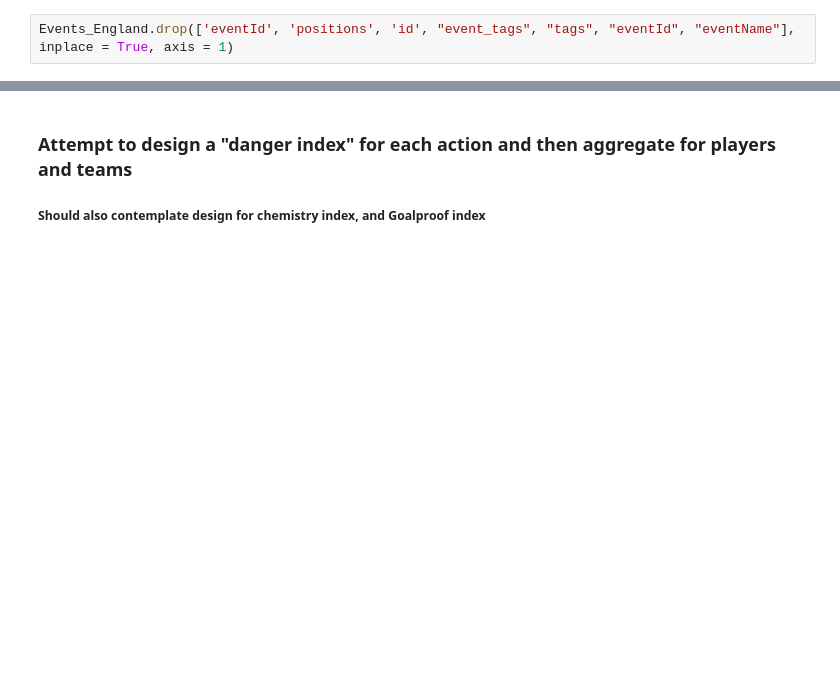
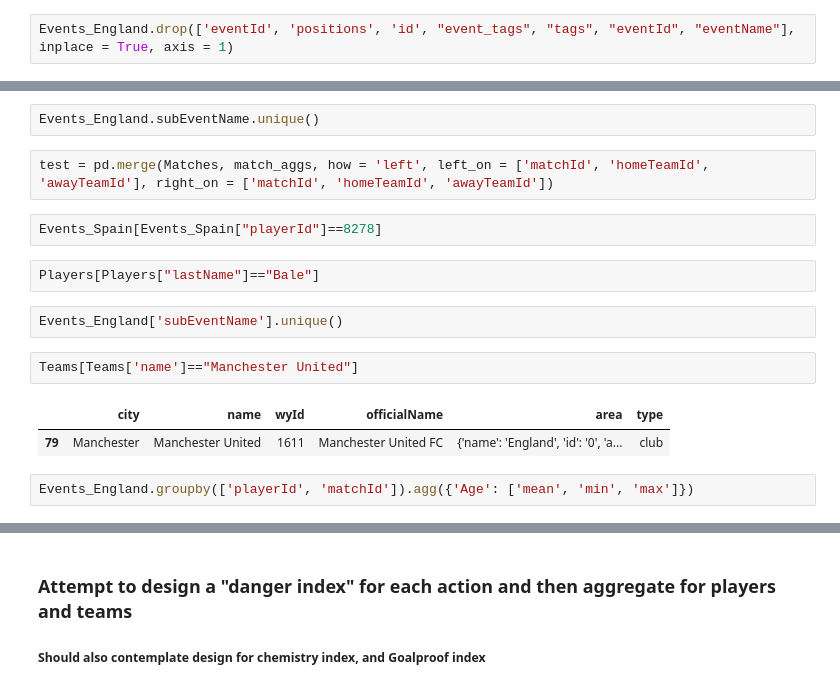
Before and after one commit to bjornmakins/soccer1, a Jupyter notebook: Data_Analysis.ipynb, the cells around one changed output, grey strips where cells are left out. Drawn from its saved outputs; the diff is of its cells as text; blank space fills up the shorter version.

```diff
--- a/Data_Analysis.ipynb
+++ b/Data_Analysis.ipynb
@@ -685,0 +749,17 @@ SyntaxError: unexpected EOF while parsing (<ipython-input-67-04dafd13537d>, line
+# %%
+Events_England.subEventName.unique()
+# %%
+test = pd.merge(Matches, match_aggs, how = 'left', left_on = ['matchId', 'homeTeamId', 'awayTeamId'], right_on = ['matchId', 'homeTeamId', 'awayTeamId'])
+# %%
+Events_Spain[Events_Spain["playerId"]==8278]
+# %%
+Players[Players["lastName"]=="Bale"]
+# %%
+Events_England['subEventName'].unique()
+# %%
+Teams[Teams['name']=="Manchester United"]
+# %% [output]
+|  | city | name | wyId | officialName | area | type |
+| 79 | Manchester | Manchester United | 1611 | Manchester United FC | {'name': 'England', 'id': '0', 'a... | club |
+# %%
+Events_England.groupby(['playerId', 'matchId']).agg({'Age': ['mean', 'min', 'max']})
```
Also changed, not shown: parts of 54 cells of this notebook, 1 other file.
